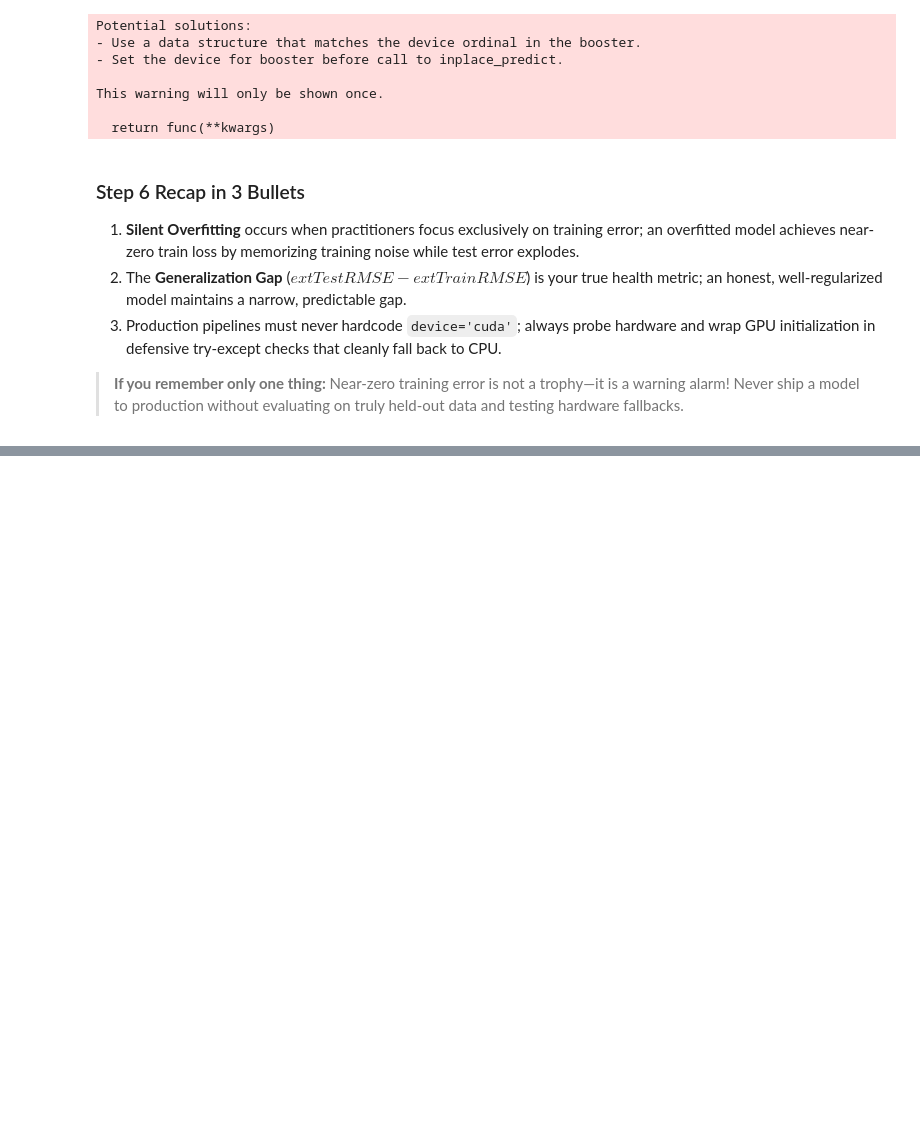
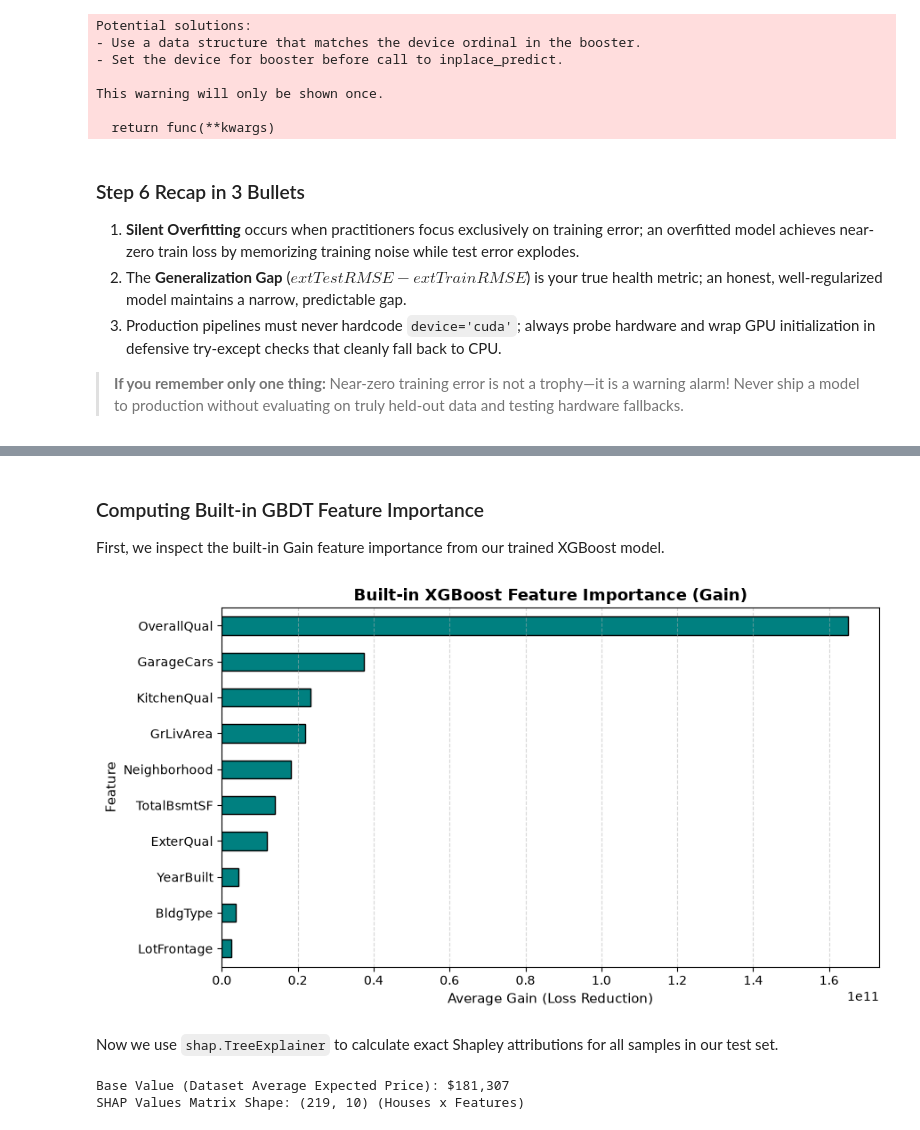
Before and after one commit to Arnav-Shrivastava/gradient-boosting-regression-zero-to-one, a Jupyter notebook: gradient_boosting_masterclass.ipynb, the cells around one changed output, grey strips where cells are left out. Cells and saved outputs as stored; diff of their text form; code cells hidden in the pictures; blank space fills up the shorter version.

Commit message:
feat: add feature importance and shap interpretability

```diff
--- a/gradient_boosting_masterclass.ipynb
+++ b/gradient_boosting_masterclass.ipynb
@@ -1510,0 +1560,32 @@ This warning will only be shown once.
+# %% [markdown]
+### Computing Built-in GBDT Feature Importance
+First, we inspect the built-in Gain feature importance from our trained XGBoost model.
+# %%
+# Extract built-in Gain importance
+importance_gain = adaptive_model.get_booster().get_score(importance_type='gain')
+imp_series = pd.Series(importance_gain).sort_values(ascending=True)
+
+plt.figure(figsize=(9, 5))
+imp_series.plot(kind='barh', color='teal', edgecolor='black')
+plt.title('Built-in XGBoost Feature Importance (Gain)', fontsize=13, fontweight='bold')
+plt.xlabel('Average Gain (Loss Reduction)', fontsize=11)
+plt.ylabel('Feature', fontsize=11)
+plt.grid(axis='x', linestyle='--', alpha=0.5)
+plt.tight_layout()
+plt.show()
+# %% [output]
+[figure, added]
+# %% [markdown]
+Now we use `shap.TreeExplainer` to calculate exact Shapley attributions for all samples in our test set.
+# %%
+import shap
+
+# Initialize TreeExplainer on our trained model
+explainer = shap.TreeExplainer(adaptive_model)
+shap_explanation = explainer(X_te)
+
+print(f"Base Value (Dataset Average Expected Price): ${explainer.expected_value:,.0f}")
+print(f"SHAP Values Matrix Shape: {shap_explanation.values.shape} (Houses x Features)")
+# %% [output]
+Base Value (Dataset Average Expected Price): $181,307
+SHAP Values Matrix Shape: (219, 10) (Houses x Features)
```
Also changed, not shown: parts of 14 cells of this notebook.
